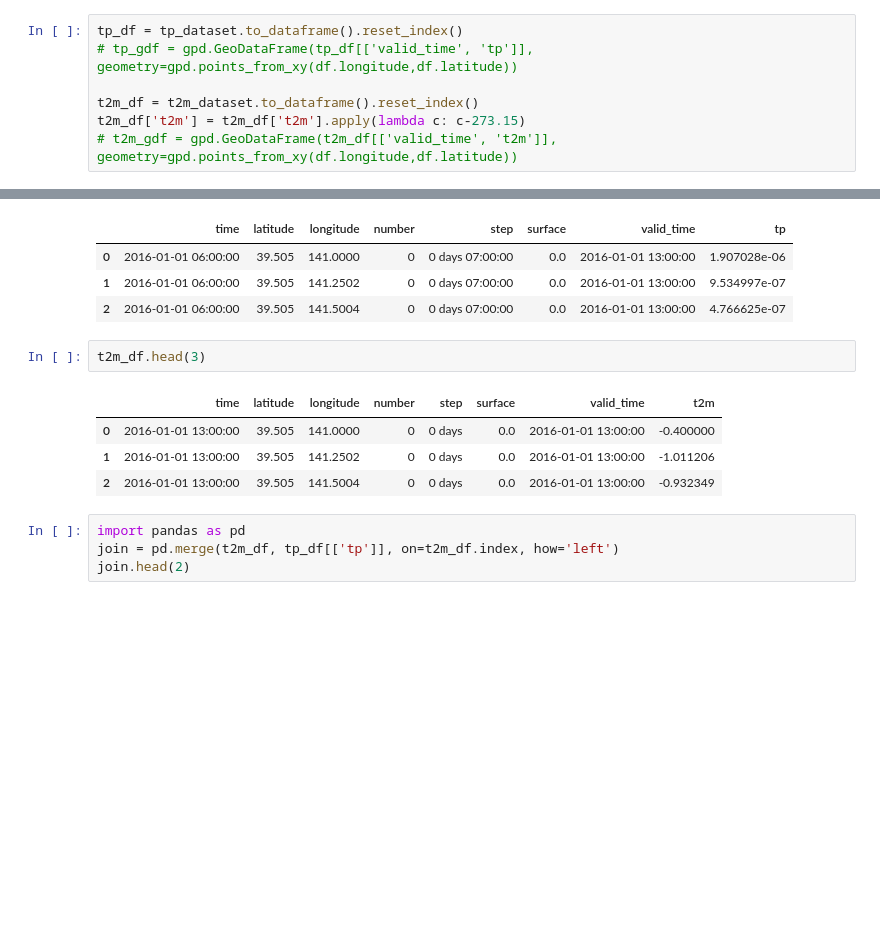
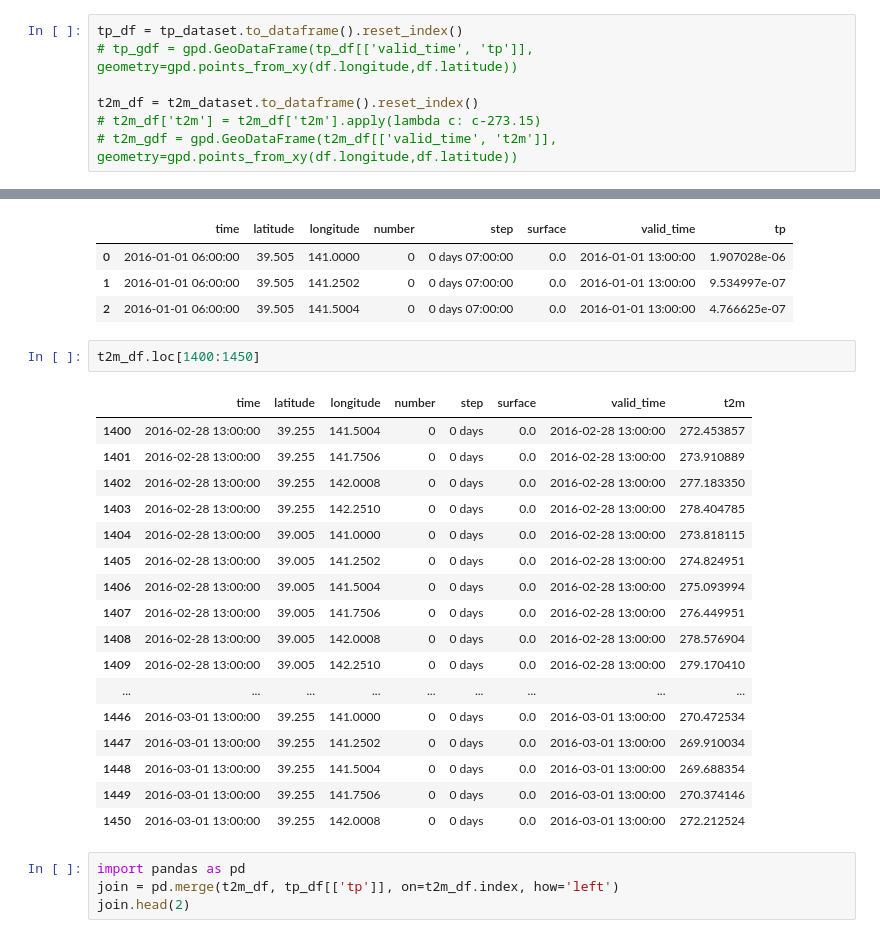
Before and after one commit to ikkifik/era5-processing-tools, a Jupyter notebook: experiment/2025_grib_data_explore.ipynb, the cells around one changed output, grey strips where cells are left out. Saved outputs shown, nothing was run; the diff lists cells and outputs as text; blank space fills up the shorter version.

```diff
--- a/experiment/2025_grib_data_explore.ipynb
+++ b/experiment/2025_grib_data_explore.ipynb
@@ -25,7 +26,7 @@ tp_df = tp_dataset.to_dataframe().reset_index()
 # tp_gdf = gpd.GeoDataFrame(tp_df[['valid_time', 'tp']], geometry=gpd.points_from_xy(df.longitude,df.latitude))
 
 t2m_df = t2m_dataset.to_dataframe().reset_index()
-t2m_df['t2m'] = t2m_df['t2m'].apply(lambda c: c-273.15)
+# t2m_df['t2m'] = t2m_df['t2m'].apply(lambda c: c-273.15)
 # t2m_gdf = gpd.GeoDataFrame(t2m_df[['valid_time', 't2m']], geometry=gpd.points_from_xy(df.longitude,df.latitude))
 # %%
 tp_df.head(3)
@@ -35,12 +36,25 @@ tp_df.head(3)
 | 1 | 2016-01-01 06:00:00 | 39.505 | 141.2502 | 0 | 0 days 07:00:00 | 0.0 | 2016-01-01 13:00:00 | 9.534997e-07 |
 | 2 | 2016-01-01 06:00:00 | 39.505 | 141.5004 | 0 | 0 days 07:00:00 | 0.0 | 2016-01-01 13:00:00 | 4.766625e-07 |
 # %%
-t2m_df.head(3)
+t2m_df.loc[1400:1450]
 # %% [output]
 |  | time | latitude | longitude | number | step | surface | valid_time | t2m |
-| 0 | 2016-01-01 13:00:00 | 39.505 | 141.0000 | 0 | 0 days | 0.0 | 2016-01-01 13:00:00 | -0.400000 |
-| 1 | 2016-01-01 13:00:00 | 39.505 | 141.2502 | 0 | 0 days | 0.0 | 2016-01-01 13:00:00 | -1.011206 |
-| 2 | 2016-01-01 13:00:00 | 39.505 | 141.5004 | 0 | 0 days | 0.0 | 2016-01-01 13:00:00 | -0.932349 |
+| 1400 | 2016-02-28 13:00:00 | 39.255 | 141.5004 | 0 | 0 days | 0.0 | 2016-02-28 13:00:00 | 272.453857 |
+| 1401 | 2016-02-28 13:00:00 | 39.255 | 141.7506 | 0 | 0 days | 0.0 | 2016-02-28 13:00:00 | 273.910889 |
+| 1402 | 2016-02-28 13:00:00 | 39.255 | 142.0008 | 0 | 0 days | 0.0 | 2016-02-28 13:00:00 | 277.183350 |
+| 1403 | 2016-02-28 13:00:00 | 39.255 | 142.2510 | 0 | 0 days | 0.0 | 2016-02-28 13:00:00 | 278.404785 |
+| 1404 | 2016-02-28 13:00:00 | 39.005 | 141.0000 | 0 | 0 days | 0.0 | 2016-02-28 13:00:00 | 273.818115 |
+| 1405 | 2016-02-28 13:00:00 | 39.005 | 141.2502 | 0 | 0 days | 0.0 | 2016-02-28 13:00:00 | 274.824951 |
+| 1406 | 2016-02-28 13:00:00 | 39.005 | 141.5004 | 0 | 0 days | 0.0 | 2016-02-28 13:00:00 | 275.093994 |
+| 1407 | 2016-02-28 13:00:00 | 39.005 | 141.7506 | 0 | 0 days | 0.0 | 2016-02-28 13:00:00 | 276.449951 |
+| 1408 | 2016-02-28 13:00:00 | 39.005 | 142.0008 | 0 | 0 days | 0.0 | 2016-02-28 13:00:00 | 278.576904 |
+| 1409 | 2016-02-28 13:00:00 | 39.005 | 142.2510 | 0 | 0 days | 0.0 | 2016-02-28 13:00:00 | 279.170410 |
+| ... | ... | ... | ... | ... | ... | ... | ... | ... |
+| 1446 | 2016-03-01 13:00:00 | 39.255 | 141.0000 | 0 | 0 days | 0.0 | 2016-03-01 13:00:00 | 270.472534 |
+| 1447 | 2016-03-01 13:00:00 | 39.255 | 141.2502 | 0 | 0 days | 0.0 | 2016-03-01 13:00:00 | 269.910034 |
+| 1448 | 2016-03-01 13:00:00 | 39.255 | 141.5004 | 0 | 0 days | 0.0 | 2016-03-01 13:00:00 | 269.688354 |
+| 1449 | 2016-03-01 13:00:00 | 39.255 | 141.7506 | 0 | 0 days | 0.0 | 2016-03-01 13:00:00 | 270.374146 |
+| 1450 | 2016-03-01 13:00:00 | 39.255 | 142.0008 | 0 | 0 days | 0.0 | 2016-03-01 13:00:00 | 272.212524 |
 # %%
 import pandas as pd
 join = pd.merge(t2m_df, tp_df[['tp']], on=t2m_df.index, how='left')
```
Also changed, not shown: parts of 4 cells of this notebook, 5 other files.
